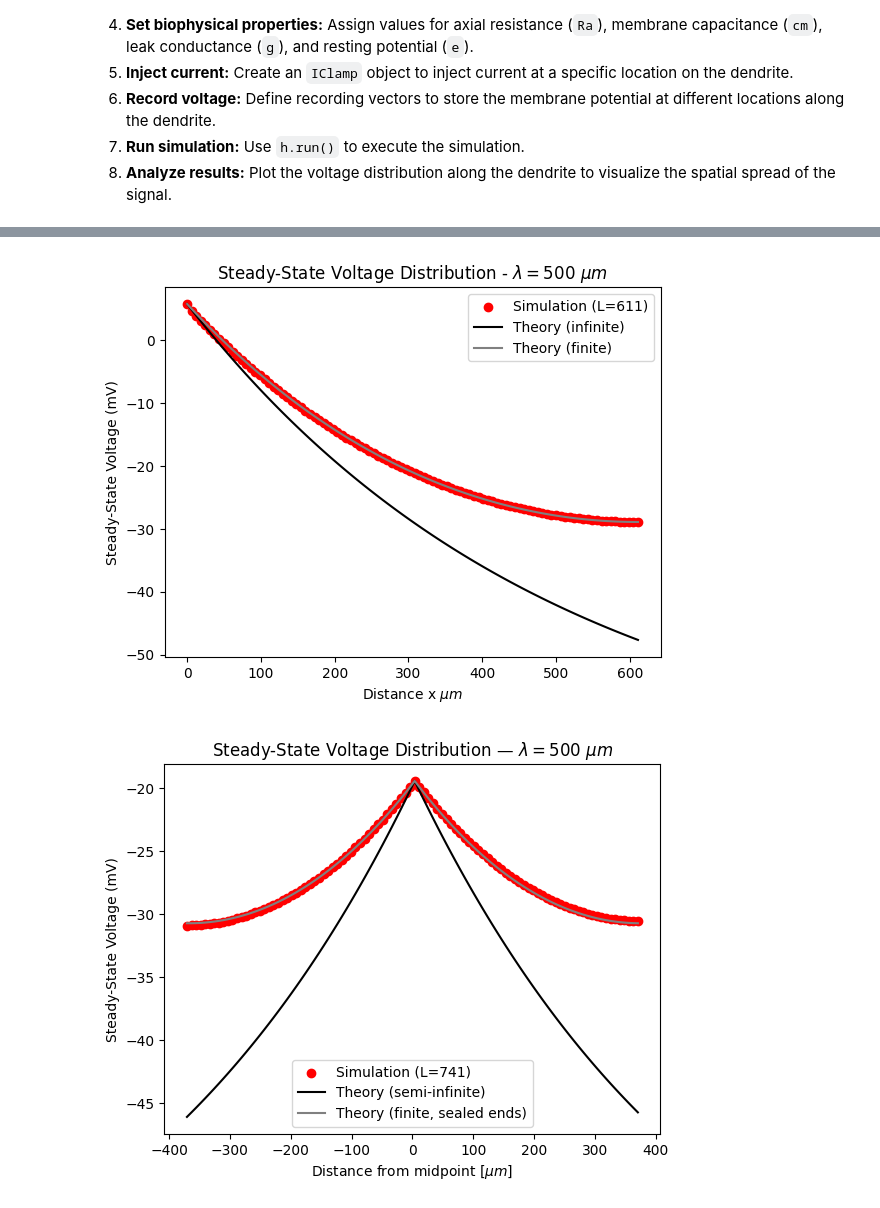
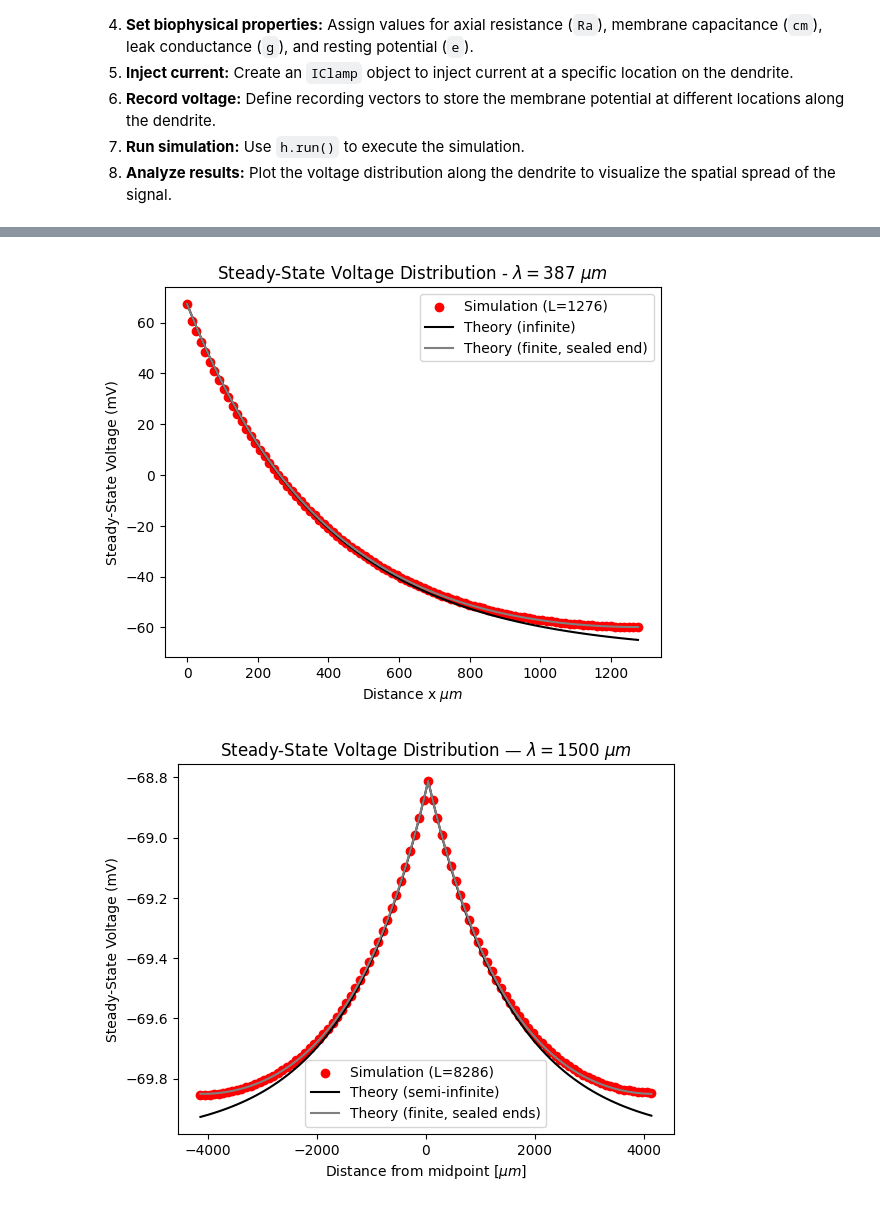
Before and after one commit to mgiugliano/ePhysSignals, a Jupyter notebook: notebooks/Cable_theory.ipynb, the cells around one changed output, grey strips where cells are left out. Drawn from its saved outputs; the diff is of its cells as text; code cells hidden in the pictures.

```diff
--- a/notebooks/Cable_theory.ipynb
+++ b/notebooks/Cable_theory.ipynb
@@ -117,8 +118,8 @@ stim.amp    = 0.05      # Amplitude [nA]
 # see https://www.neuron.yale.edu/neuron/static/docs/units/unitchart.html
 
 
-L = 611 #@param {type:"slider", min:1, max:10000, step:5}
-a = 0.5 #@param {type:"slider", min:0.1, max:5, step:0.1}
+L = 1276 #@param {type:"slider", min:1, max:10000, step:5}
+a = 0.3 #@param {type:"slider", min:0.1, max:5, step:0.1}
 
 nseg = 100              # Number of segments (spatial discretization)
 dx   = L/nseg           # Space step in micrometer
@@ -191,7 +192,7 @@ label = 'Simulation (L={})'.format(L)
 plt.legend([label, 'Theory (infinite)', 'Theory (finite, sealed end)'])
 plt.show()
 # %% [output]
-[figure, old version]
+[figure, new version]
 # %%
 # @title Change the cable length L (and/or the radius). { run: "auto" }
 
@@ -208,8 +209,8 @@ h.load_file('stdrun.hoc')         # Standard simulation environment of NEURON
 # see https://www.neuron.yale.edu/neuron/static/docs/units/unitchart.html
 
 
-L = 741 #@param {type:"slider", min:1, max:10000, step:5}
-a = 0.5 #@param {type:"slider", min:0.1, max:5, step:0.1}
+L = 8286 #@param {type:"slider", min:1, max:10000, step:5}
+a = 4.5 #@param {type:"slider", min:0.1, max:5, step:0.1}
 
 
 #L  = 10.               # Length   [micrometers]
@@ -276,34 +277,34 @@ mid_loc  = recording_locations[mid_idx]
 V_mid    = steady_state_v[mid_idx] + 70   # depolarization above rest
 
 # Semi-infinite approximation (only valid when L >> lambda)
 theory_infinite = [
     V_mid * np.exp(-np.abs(k - mid_loc) * L / lmbd) - 70
     for k in recording_locations
 ]
 
 # Correct finite cable formula — overflow-safe, symmetric
 alpha = L / (2 * lmbd)   # L/2 expressed in units of lambda
 theory_finite = [
     V_mid * (
         np.cosh(np.abs(k - mid_loc) * L / lmbd)
         - np.tanh(alpha) * np.sinh(np.abs(k - mid_loc) * L / lmbd)
     ) - 70
     for k in recording_locations
 ]
 
 # Plotting
 x_axis = recording_locations * L - L/2   # centered at midpoint
 plt.figure()
 plt.scatter(x_axis, steady_state_v,   marker='o', color='red',   label=f'Simulation (L={L})')
 plt.plot(x_axis, theory_infinite,     color='black',              label='Theory (semi-infinite)')
 plt.plot(x_axis, theory_finite,       color='gray',              label='Theory (finite, sealed ends)')
 plt.xlabel(r'Distance from midpoint $[\mu m]$')
 plt.ylabel('Steady-State Voltage (mV)')
 plt.title(r'Steady-State Voltage Distribution — $\lambda = {}\ \mu m$'.format(int(lmbd)))
 plt.legend()
 plt.show()
 # %% [output]
-[figure, old version]
+[figure, new version]
 # %%
 # @title Change the cable length L (and/or the radius). { run: "auto" }
 
```
Also changed, not shown: parts of 7 cells of this notebook.
